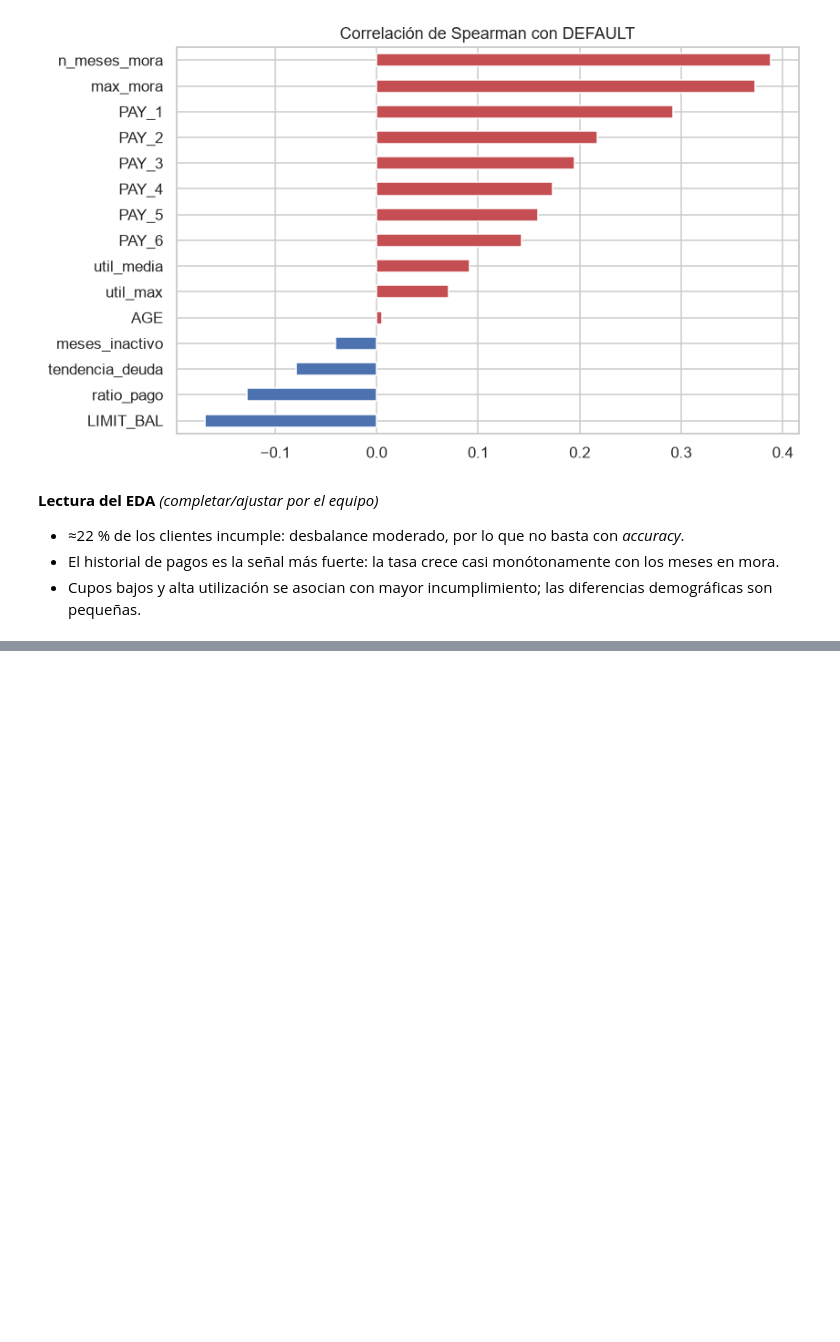
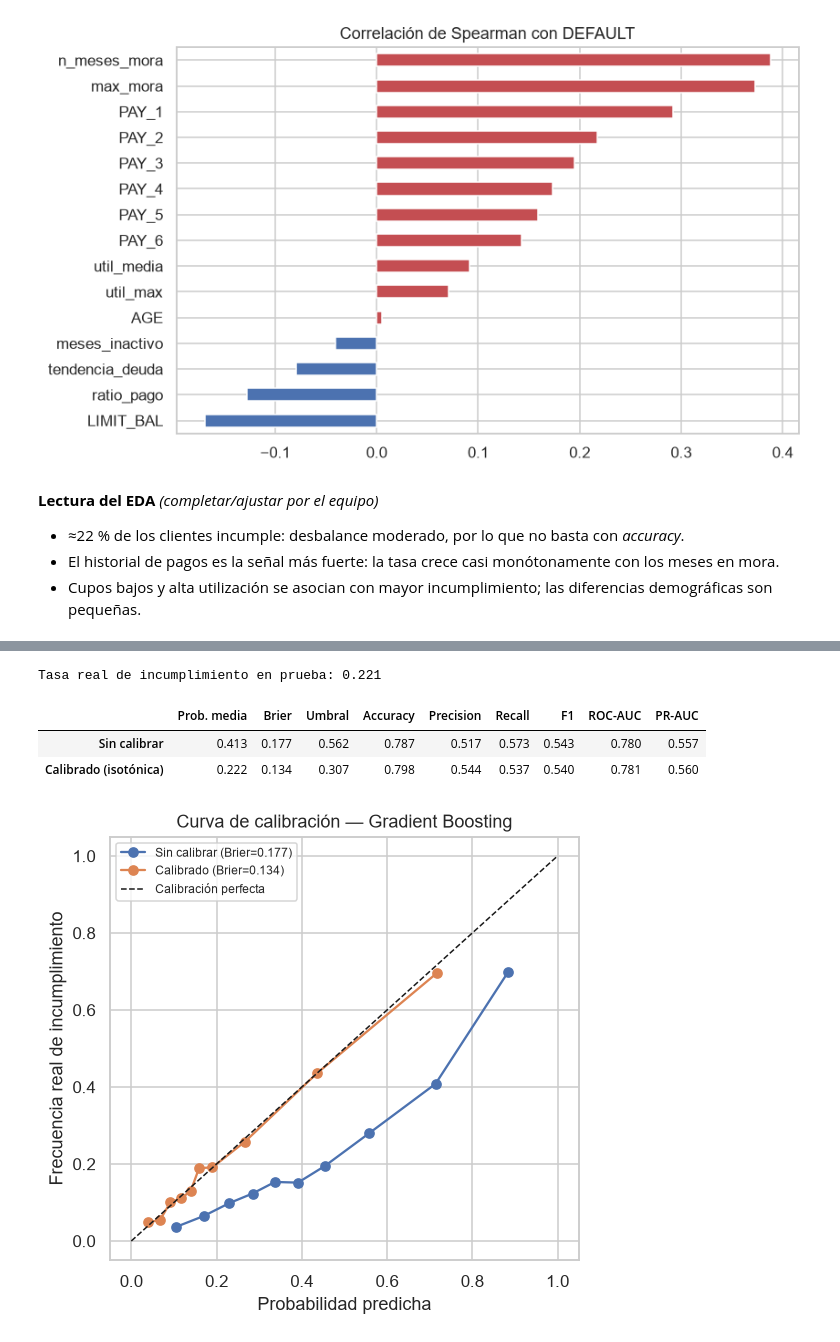
Before and after one commit to JuanRob2024/Analisis-de-datos-2026-2, a Jupyter notebook: proyecto final/notebooks/proyecto_final_equipo5_riesgo_credito.ipynb, the cells around one changed output, grey strips where cells are left out. Cells and saved outputs as stored; diff of their text form; code cells hidden in the pictures; blank space fills up the shorter version.

```diff
--- a/proyecto final/notebooks/proyecto_final_equipo5_riesgo_credito.ipynb
+++ b/proyecto final/notebooks/proyecto_final_equipo5_riesgo_credito.ipynb
@@ -290,0 +410,36 @@ ax.set_title("Correlación de Spearman con DEFAULT"); guardar("04_correlaciones"
+# %%
+from sklearn.calibration import CalibratedClassifierCV, calibration_curve
+from sklearn.metrics import brier_score_loss
+
+mejor = busquedas[MEJOR].best_estimator_
+calibrado = CalibratedClassifierCV(mejor, method="isotonic", cv=cv).fit(X_train, y_train)
+prob_cal_test = calibrado.predict_proba(X_test)[:, 1]
+
+# Umbral F1 sobre probabilidades calibradas out-of-fold (sin usar prueba)
+prob_cal_train = cross_val_predict(CalibratedClassifierCV(mejor, method="isotonic", cv=cv),
+                                   X_train, y_train, cv=cv, method="predict_proba", n_jobs=-1)[:, 1]
+p, r, t = precision_recall_curve(y_train, prob_cal_train)
+UMBRAL_CAL = t[np.nanargmax((2*p*r/(p+r+1e-12))[:-1])]
+
+comparacion = pd.DataFrame({
+    "Sin calibrar": {"Prob. media": probs[MEJOR].mean(), "Brier": brier_score_loss(y_test, probs[MEJOR]),
+                     "Umbral": umbrales[MEJOR], **evaluar(y_test, probs[MEJOR], umbrales[MEJOR])},
+    "Calibrado (isotónica)": {"Prob. media": prob_cal_test.mean(), "Brier": brier_score_loss(y_test, prob_cal_test),
+                              "Umbral": UMBRAL_CAL, **evaluar(y_test, prob_cal_test, UMBRAL_CAL)},
+}).T
+print(f"Tasa real de incumplimiento en prueba: {y_test.mean():.3f}")
+display(comparacion.round(3))
+
+fig, ax = plt.subplots(figsize=(5.5, 5))
+for nombre, pr in [("Sin calibrar", probs[MEJOR]), ("Calibrado", prob_cal_test)]:
+    fr, mp = calibration_curve(y_test, pr, n_bins=10, strategy="quantile")
+    ax.plot(mp, fr, marker="o", label=f"{nombre} (Brier={brier_score_loss(y_test, pr):.3f})")
+ax.plot([0, 1], [0, 1], "k--", lw=1, label="Calibración perfecta")
+ax.set(title=f"Curva de calibración — {MEJOR}", xlabel="Probabilidad predicha", ylabel="Frecuencia real de incumplimiento")
+ax.legend(fontsize=8); guardar("08_calibracion"); plt.show()
+# %% [output]
+Tasa real de incumplimiento en prueba: 0.221
+|  | Prob. media | Brier | Umbral | Accuracy | Precision | Recall | F1 | ROC-AUC | PR-AUC |
+| Sin calibrar | 0.413 | 0.177 | 0.562 | 0.787 | 0.517 | 0.573 | 0.543 | 0.780 | 0.557 |
+| Calibrado (isotónica) | 0.222 | 0.134 | 0.307 | 0.798 | 0.544 | 0.537 | 0.540 | 0.781 | 0.560 |
+[figure, added]
```
Also changed, not shown: parts of 12 cells of this notebook, 4 other files.
